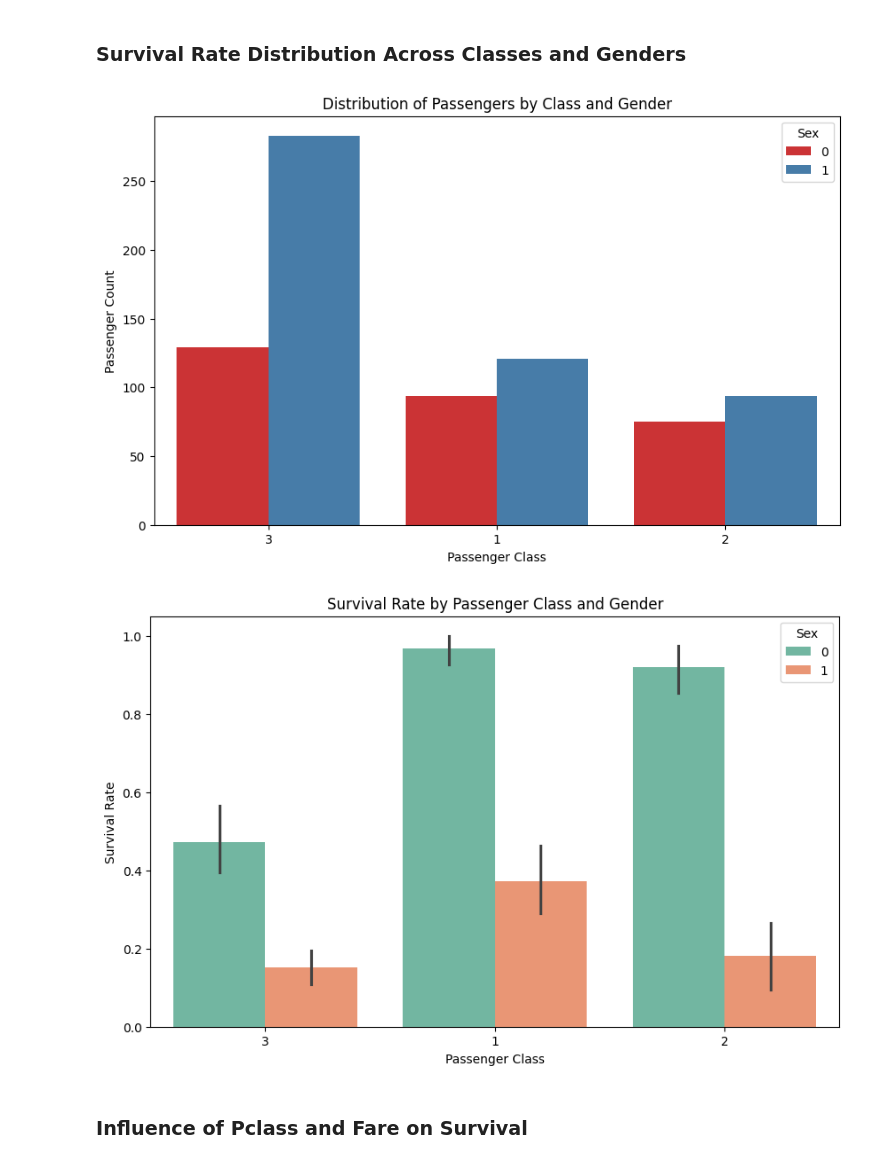
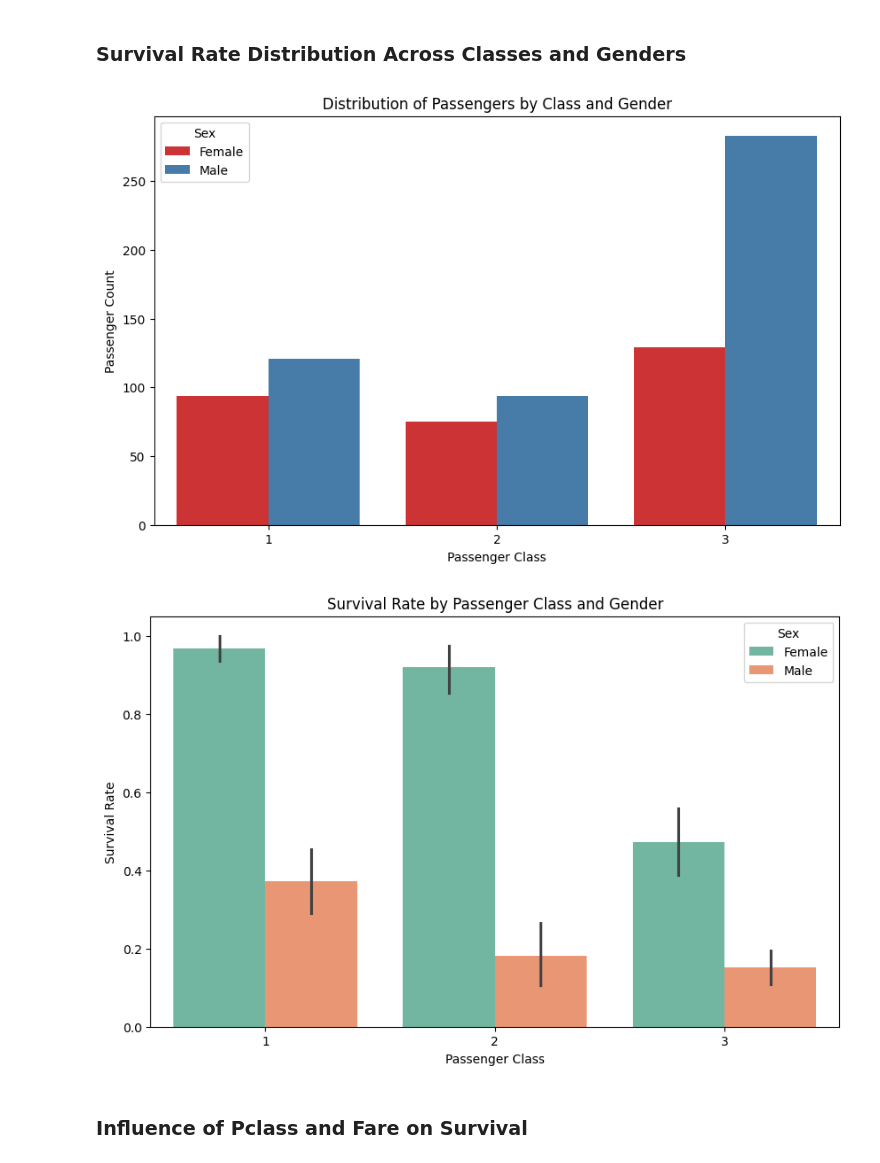
Before and after one commit to NyoYoAB/Social-Inequality-Titanic_project, a Jupyter notebook: titanic.ipynb, the cells around one changed output. Cells and saved outputs as stored; diff of their text form; code cells hidden in the pictures.

```diff
--- a/titanic.ipynb
+++ b/titanic.ipynb
@@ -180,0 +210,11 @@ Name: Survived, dtype: float64
+# %%
+# Set up data for Pclass
+titanic_df['Pclass'] = titanic_df[['Pclass_1', 'Pclass_2', 'Pclass_3']].idxmax(axis=1)
+titanic_df['Pclass'] = titanic_df['Pclass'].apply(lambda x: x.split('_')[1])
+titanic_df['Pclass'] = titanic_df['Pclass'].astype(int)
+
+# Drop the one-hot encoded columns for Pclass
+titanic_df.drop(['Pclass_1', 'Pclass_2', 'Pclass_3'], axis=1, inplace=True)
+
+# Verify the columns have been dropped
+print(titanic_df.head())
@@ -231,32 +262,35 @@ print(titanic_df.head())
 # %% [markdown]
 ### Survival Rate Distribution Across Classes and Genders
 # %%
-# Set up the plotting area
+# Set up a mapping for Sex
+sex_labels = {0: 'Female', 1: 'Male'}
+
+# Set up the plotting area for the passenger distribution by class and gender
 plt.figure(figsize=(10, 6))
 
 # Create a grouped bar plot for Sex and Pclass showing survival
-sns.countplot(x='Pclass', hue='Sex', data=titanic_df, palette='Set1')
+sns.countplot(x='Pclass', hue=titanic_df['Sex'].map(sex_labels), data=titanic_df, palette='Set1')
 plt.title('Distribution of Passengers by Class and Gender')
 plt.ylabel('Passenger Count')
 plt.xlabel('Passenger Class')
 
 # Show the plot
 plt.show()
 
 # Now let's create a side-by-side plot for Survival based on Gender and Pclass
 plt.figure(figsize=(10, 6))
 
 # Create a grouped bar plot for Survival Rate by Gender and Pclass
-sns.barplot(x='Pclass', hue='Sex', y='Survived', data=titanic_df, palette='Set2')
+sns.barplot(x='Pclass', hue=titanic_df['Sex'].map(sex_labels), y='Survived', data=titanic_df, palette='Set2')
 plt.title('Survival Rate by Passenger Class and Gender')
 plt.ylabel('Survival Rate')
 plt.xlabel('Passenger Class')
 
 # Show the plot
 plt.show()
 # %% [output]
-[figure, old version]
+[figure, new version]
-[figure, old version]
+[figure, new version]
 # %% [markdown]
 ### Influence of Pclass and Fare on Survival
 # %%
```
Also changed, not shown: parts of 41 cells of this notebook.
